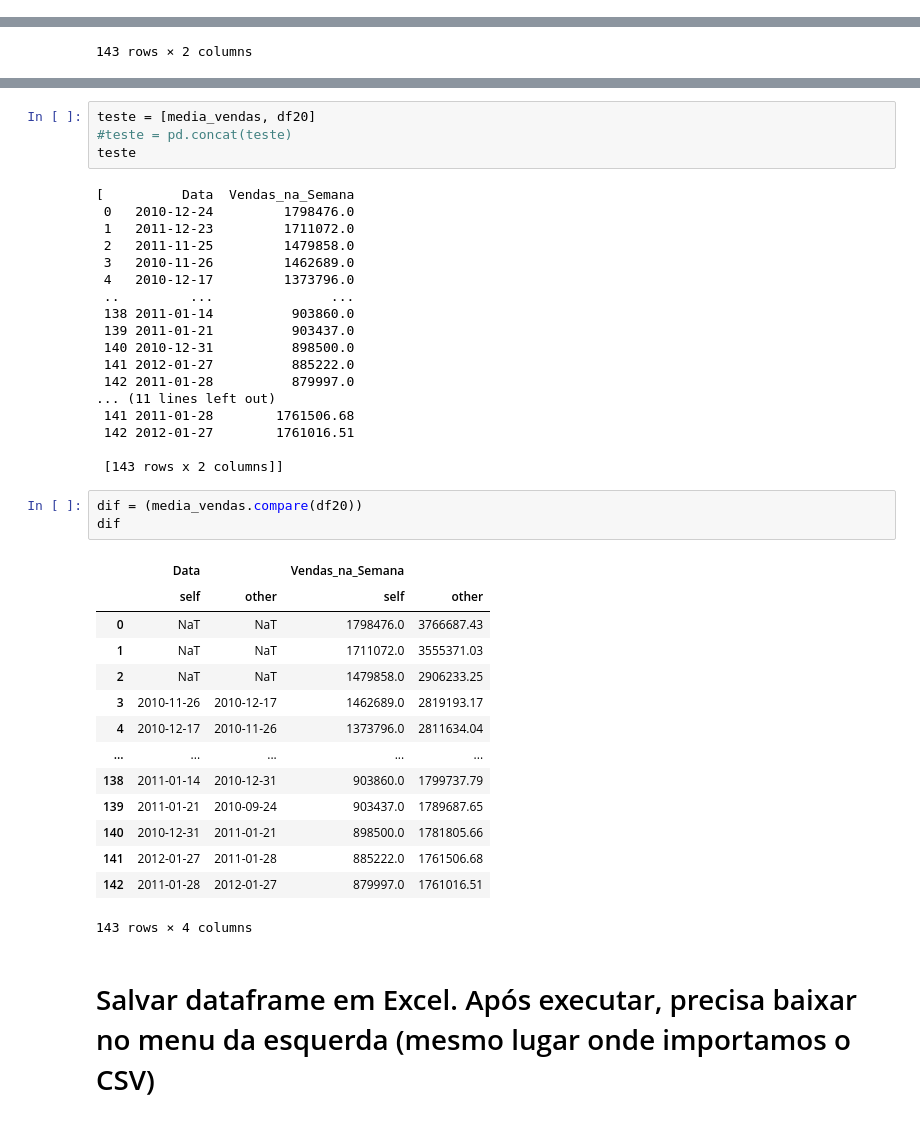
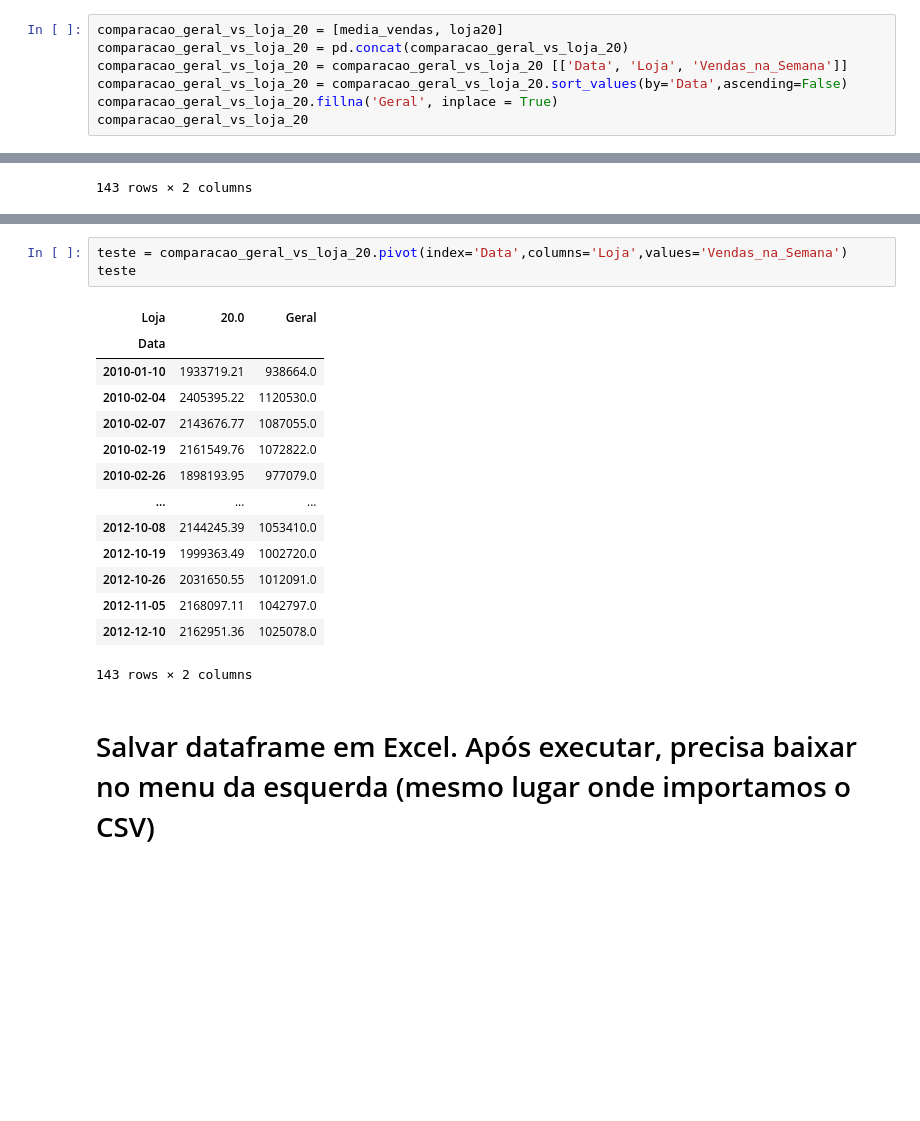
Before and after one commit to BenKefa/projetoGit, a Jupyter notebook: MiniProjeto_DBC_Slot4.ipynb, the cells around one changed output, grey strips where cells are left out. Saved outputs shown, nothing was run; the diff lists cells and outputs as text; blank space fills up the shorter version.

```diff
--- a/MiniProjeto_DBC_Slot4.ipynb
+++ b/MiniProjeto_DBC_Slot4.ipynb
@@ -482,0 +610,7 @@ plt.show()
+# %%
+comparacao_geral_vs_loja_20 = [media_vendas, loja20]
+comparacao_geral_vs_loja_20 = pd.concat(comparacao_geral_vs_loja_20)
+comparacao_geral_vs_loja_20 = comparacao_geral_vs_loja_20 [['Data', 'Loja', 'Vendas_na_Semana']]
+comparacao_geral_vs_loja_20 = comparacao_geral_vs_loja_20.sort_values(by='Data',ascending=False)
+comparacao_geral_vs_loja_20.fillna('Geral', inplace = True)
+comparacao_geral_vs_loja_20
@@ -543,43 +654,21 @@ df20.merge(media_vendas, on=['Data', 'Vendas_na_Semana'], how='outer', suffixes=
-# %%
-teste = [media_vendas, df20]
-#teste = pd.concat(teste)
-teste
-# %% [output]
-[          Data  Vendas_na_Semana
- 0   2010-12-24         1798476.0
- 1   2011-12-23         1711072.0
- 2   2011-11-25         1479858.0
- 3   2010-11-26         1462689.0
- 4   2010-12-17         1373796.0
- ..         ...               ...
- 138 2011-01-14          903860.0
- 139 2011-01-21          903437.0
- 140 2010-12-31          898500.0
- 141 2012-01-27          885222.0
- 142 2011-01-28          879997.0
-... (11 lines left out)
- 141 2011-01-28        1761506.68
- 142 2012-01-27        1761016.51
-
- [143 rows x 2 columns]]
-# %%
-dif = (media_vendas.compare(df20))
-dif
-# %% [output]
-|  | Data |  | Vendas_na_Semana |  |
-|  | self | other | self | other |
-| 0 | NaT | NaT | 1798476.0 | 3766687.43 |
-| 1 | NaT | NaT | 1711072.0 | 3555371.03 |
-| 2 | NaT | NaT | 1479858.0 | 2906233.25 |
-| 3 | 2010-11-26 | 2010-12-17 | 1462689.0 | 2819193.17 |
-| 4 | 2010-12-17 | 2010-11-26 | 1373796.0 | 2811634.04 |
-| ... | ... | ... | ... | ... |
-| 138 | 2011-01-14 | 2010-12-31 | 903860.0 | 1799737.79 |
-| 139 | 2011-01-21 | 2010-09-24 | 903437.0 | 1789687.65 |
-| 140 | 2010-12-31 | 2011-01-21 | 898500.0 | 1781805.66 |
-| 141 | 2012-01-27 | 2011-01-28 | 885222.0 | 1761506.68 |
-| 142 | 2011-01-28 | 2012-01-27 | 879997.0 | 1761016.51 |
-143 rows × 4 columns
+# %%
+teste = comparacao_geral_vs_loja_20.pivot(index='Data',columns='Loja',values='Vendas_na_Semana')
+teste
+# %% [output]
+| Loja | 20.0 | Geral |
+| Data |  |  |
+| 2010-01-10 | 1933719.21 | 938664.0 |
+| 2010-02-04 | 2405395.22 | 1120530.0 |
+| 2010-02-07 | 2143676.77 | 1087055.0 |
+| 2010-02-19 | 2161549.76 | 1072822.0 |
+| 2010-02-26 | 1898193.95 | 977079.0 |
+| ... | ... | ... |
+| 2012-10-08 | 2144245.39 | 1053410.0 |
+| 2012-10-19 | 1999363.49 | 1002720.0 |
+| 2012-10-26 | 2031650.55 | 1012091.0 |
+| 2012-11-05 | 2168097.11 | 1042797.0 |
+| 2012-12-10 | 2162951.36 | 1025078.0 |
+143 rows × 2 columns
 # %% [markdown]
 # Salvar dataframe em Excel. Após executar, precisa baixar no menu da esquerda (mesmo lugar onde importamos o CSV)
 # %%
```
Also changed, not shown: parts of 13 cells of this notebook.
